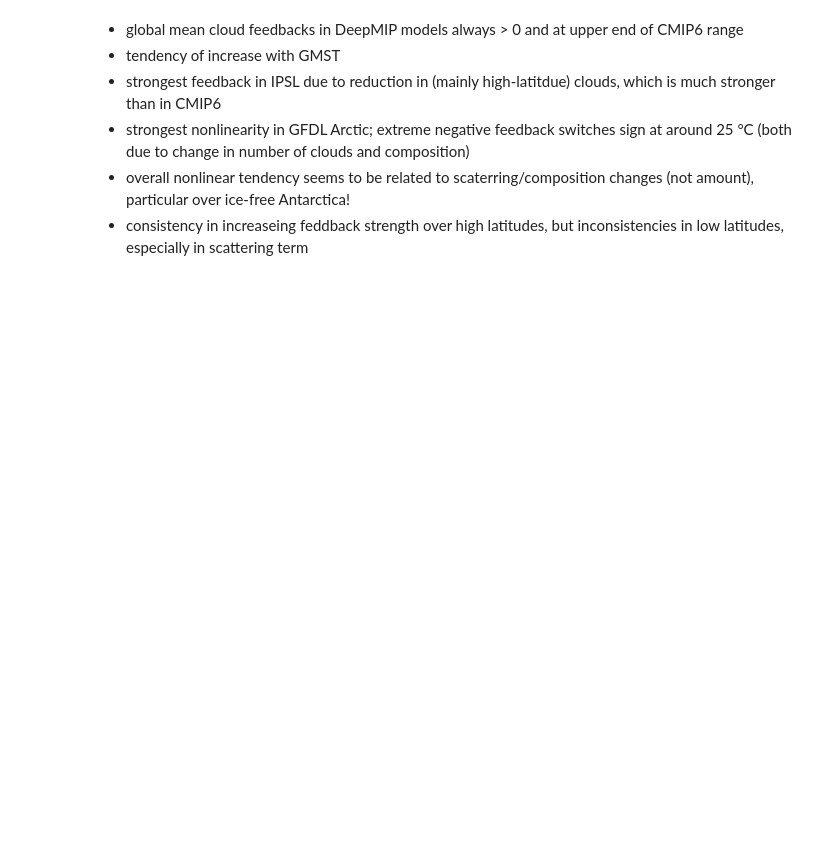
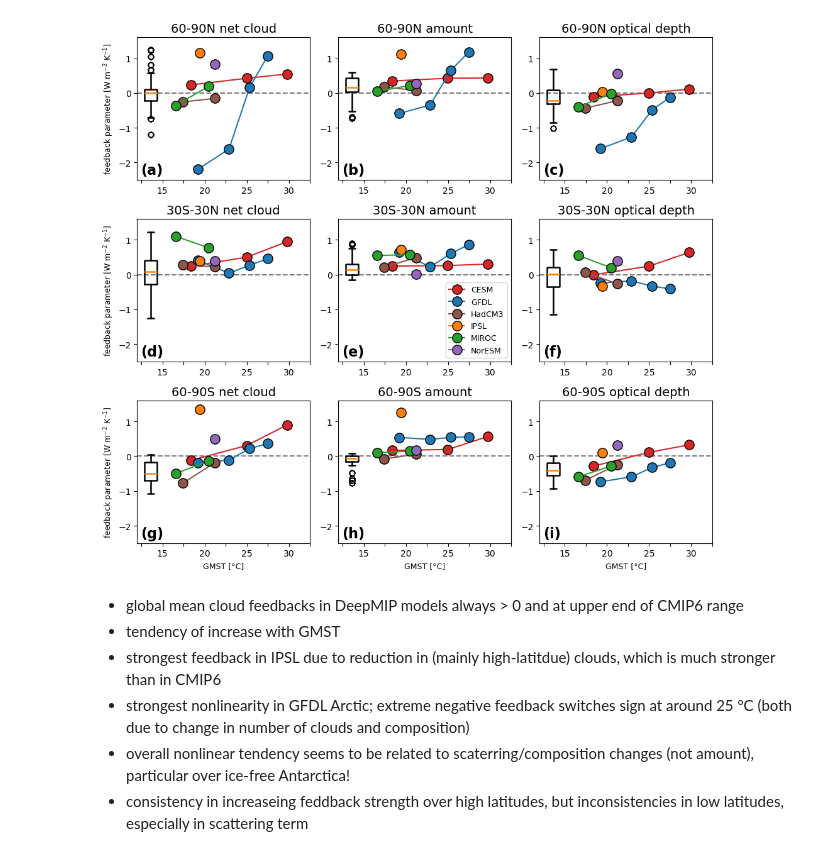
Before and after one commit to sebsteinig/aprp_deepmip, a Jupyter notebook: code/plot_aprp_overview.ipynb, the cells around one changed output. Saved outputs shown, nothing was run; the diff lists cells and outputs as text; code cells hidden in the pictures; blank space fills up the shorter version.

```diff
--- a/code/plot_aprp_overview.ipynb
+++ b/code/plot_aprp_overview.ipynb
@@ -249,3 +295,93 @@ fig.tight_layout()
+# %%
+## focus on main cloud components
+
+def retrieve_feedbacks(dict_deepmip, dict_cmip):
+    model_feedbacks = []
+    for key, data_array in dict_deepmip.items():
+        if var == 'cld_ga':
+            if key.startswith(f"{model}_cld_ga_deepmip"):
+                cld_ga = data_array.item()
+            elif key.startswith(f"{model}_cld_mu_deepmip"):
+                cld_mu = data_array.item()
+                model_feedbacks.append( cld_ga + cld_mu )
+        else:
+            if key.startswith(f"{model}_{var}_deepmip"):
+                model_feedbacks.append(data_array.item())
+    cmip_feedbacks = []
+    for key, data_array in dict_cmip.items():
+        if var == 'cld_ga':
+            if key.startswith(f"cld_ga_cmip_"):
+                cld_ga = data_array.item()
+            elif key.startswith(f"cld_mu_cmip_"):
+                cld_mu = data_array.item()
+                cmip_feedbacks.append( cld_ga + cld_mu )
+        else:
+            if key.startswith(f"{var}_cmip_"):
+                cmip_feedbacks.append(data_array.item())
+    return model_feedbacks, cmip_feedbacks
+
+
+fig, axs = plt.subplots(3, 3, figsize=(10, 9))
+
+var_list = ['cld','cld_c','cld_ga']
+titles = ['net cloud', 'amount', 'optical depth']
+
+for var_idx,var in enumerate(var_list):
+    for model in deepmip_dict.keys():
+        model_gmsts = []
+        for key, data_array in gmsts.items():
+            if key.startswith(model):
+                model_gmsts.append(data_array.item())
+        model_feedbacks_gm, cmip_feedbacks_gm = retrieve_feedbacks(feedbacks_gm, feedbacks_gm_cmip)
+        model_feedbacks_NP, cmip_feedbacks_NP = retrieve_feedbacks(feedbacks_NP, feedbacks_NP_cmip)
+        model_feedbacks_SP, cmip_feedbacks_SP = retrieve_feedbacks(feedbacks_SP, feedbacks_SP_cmip)
+        model_feedbacks_T, cmip_feedbacks_T = retrieve_feedbacks(feedbacks_T, feedbacks_T_cmip)
+
+        # axs[0,var_idx].set_title('global ' + var, fontsize=16)
+        # axs[0,var_idx].boxplot(cmip_feedbacks_gm, positions=[np.mean(gmsts_cmip)], widths=1.5)
+        # axs[0,var_idx].plot(model_gmsts, model_feedbacks_gm, marker="o", markersize=12, markeredgecolor='k', color=deepmip_dict[model]['pcolor'], label=deepmip_dict[model]['group'],zorder=100)
+
+        axs[0,var_idx].set_title('60-90N ' + titles[var_idx], fontsize=14)
+        axs[0,var_idx].boxplot(cmip_feedbacks_NP, positions=[np.mean(gmsts_cmip)], widths=1.5)
+        axs[0,var_idx].plot(model_gmsts, model_feedbacks_NP, marker="o", markersize=11, markeredgecolor='k', color=deepmip_dict[model]['pcolor'], label=deepmip_dict[model]['group'],zorder=100)
+
+
+        axs[1,var_idx].set_title('30S-30N ' + titles[var_idx], fontsize=14)
+        axs[1,var_idx].boxplot(cmip_feedbacks_T, positions=[np.mean(gmsts_cmip)], widths=1.5)
+        axs[1,var_idx].plot(model_gmsts, model_feedbacks_T, marker="o", markersize=11, markeredgecolor='k', color=deepmip_dict[model]['pcolor'], label=deepmip_dict[model]['group'],zorder=100)
+
+        axs[2,var_idx].set_title('60-90S ' + titles[var_idx], fontsize=14)
+        axs[2,var_idx].boxplot(cmip_feedbacks_SP, positions=[np.mean(gmsts_cmip)], widths=1.5)
+        axs[2,var_idx].plot(model_gmsts, model_feedbacks_SP, marker="o", markersize=11, markeredgecolor='k', color=deepmip_dict[model]['pcolor'], label=deepmip_dict[model]['group'],zorder=100)
+
+
+
+# fig.suptitle(title, fontsize=24)
+panels = ['(a)', '(b)', '(c)', '(d)', '(e)', '(f)', '(g)', '(h)', '(i)']
+plot_num = 0
+for ax in axs.flat:
+    ax.axhline(y=0.0, color='gray', linestyle='--',zorder=1)
+    ax.set_ylim([-2.5, 1.6])
+    ax.set_xlim([12.0, 32.5])
+    ax.set_xticks([12.5,15,17.5,20,22.5,25,27.5,30,32.5], ["","15","","20","","25","","30",""])
+    ax.text(0.02, 0.12, panels[plot_num], transform=ax.transAxes, fontsize=16, fontweight='bold', va='top')
+    plot_num += 1
+
+axs[0,0].set_ylabel('feedback parameter [W m$^{-2}$ K$^{-1}$]', fontsize=9)
+axs[1,0].set_ylabel('feedback parameter [W m$^{-2}$ K$^{-1}$]', fontsize=9)
+axs[2,0].set_ylabel('feedback parameter [W m$^{-2}$ K$^{-1}$]', fontsize=9)
+
+axs[2,0].set_xlabel('GMST [°C]', fontsize=9)
+axs[2,1].set_xlabel('GMST [°C]', fontsize=9)
+axs[2,2].set_xlabel('GMST [°C]', fontsize=9)
+
+axs[1,1].legend( loc = 'lower right', prop={"size": 9})
+
+fig.tight_layout()
+
+fig.savefig(figure_dir + '/regional_cloud_feedbacks.pdf', bbox_inches='tight')
+# %% [output]
+[figure, added]
 # %% [markdown]
 - global mean cloud feedbacks in DeepMIP models always > 0 and at upper end of CMIP6 range
 - tendency of increase with GMST
```
Also changed, not shown: parts of 7 cells of this notebook, 2 other files.
